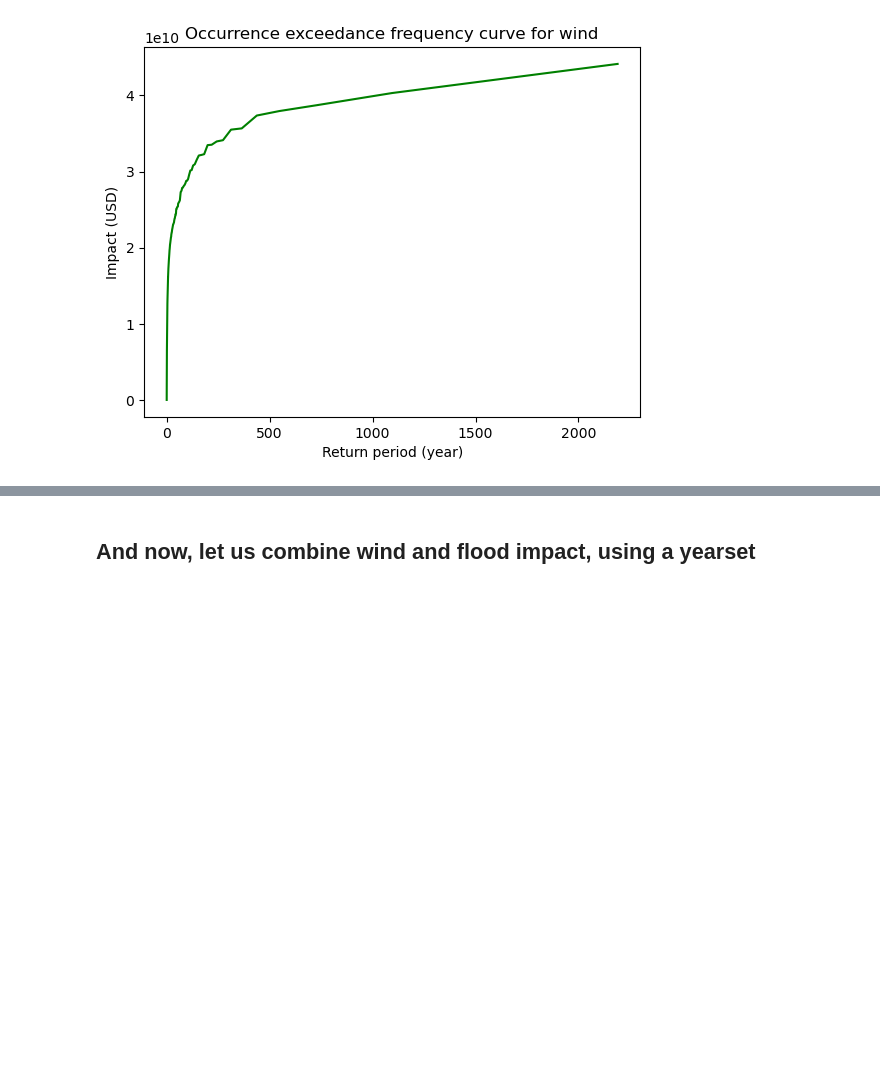
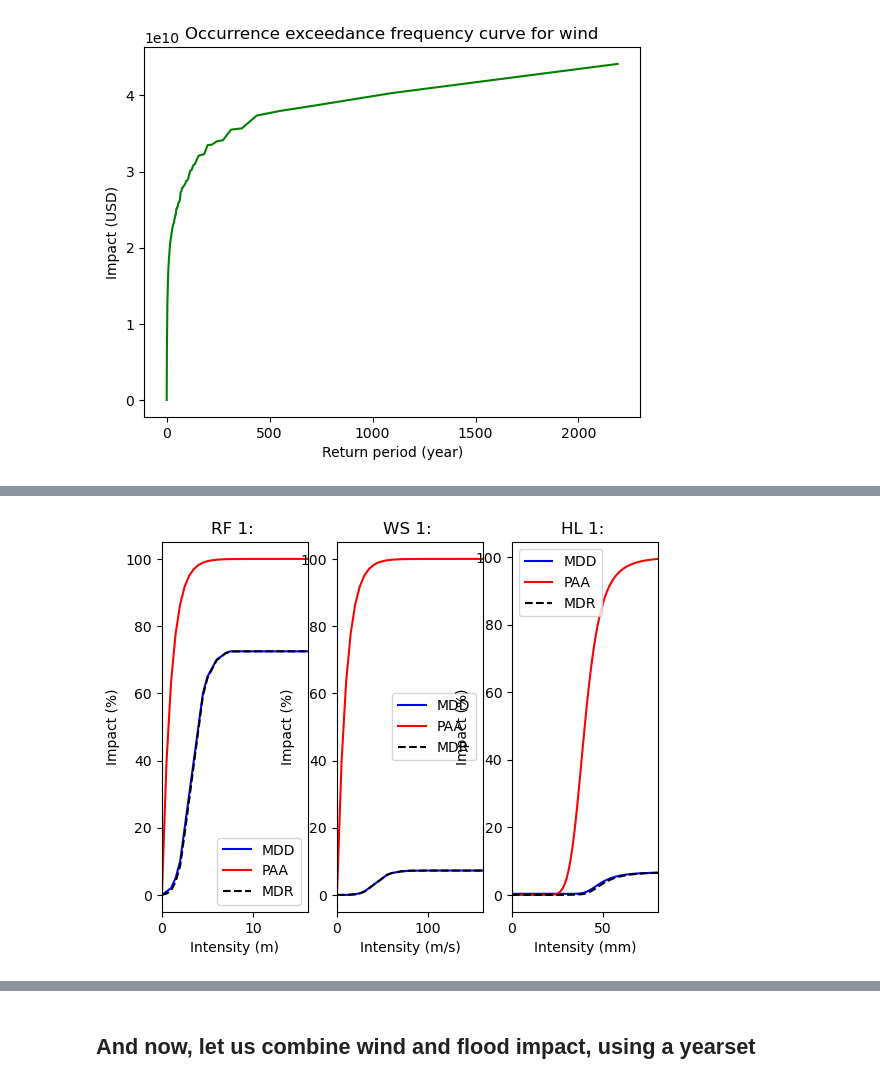
Before and after one commit to CLIMADA-project/climada-snippets, a Jupyter notebook: 002_ITA_WS_FL_HL_combine_demo.ipynb, the cells around one changed output, grey strips where cells are left out. Cells and saved outputs as stored; diff of their text form; code cells hidden in the pictures; blank space fills up the shorter version.

```diff
--- a/002_ITA_WS_FL_HL_combine_demo.ipynb
+++ b/002_ITA_WS_FL_HL_combine_demo.ipynb
@@ -117,0 +132,27 @@ Text(0.5, 1.0, 'Occurrence exceedance frequency curve for wind')
+# %%
+def sigmoid_mod(values, v_half, v_thresh, p, S):
+    v_norm = np.maximum(values - v_thresh, 0)/(v_half - v_thresh)
+    return S * v_norm**p/(1 + v_norm**p)
+
+def quartic_func(x, a4, a2, a0):
+    return a4*x**4 + a2*x**2 +a0
+
+# we brielfy define a dummy impact function for hail, too:
+hail_intensities = np.linspace(0,80,81)
+hail_paa = sigmoid_mod(hail_intensities, 39.9, 17.8, 4.95, 1.)
+hail_mdd = quartic_func(hail_paa, 0.064, 0., 0.00333)
+impf = ImpactFunc()
+impf.intensity = hail_intensities
+impf.mdd = hail_mdd
+impf.paa = hail_paa
+impf.haz_type = 'HL'
+impf.intensity_unit = 'mm'
+impf.id = 1
+impfset.append(impf)
+impfset.plot()
+
+# we run the impact calculation for hail:
+country_assets.assign_centroids(hail_hazard_set, threshold=100)
+hail_impact = ImpactCalc(country_assets, impfset, hail_hazard_set).impact(assign_centroids=False)
+# %% [output]
+[figure, added]
```
Also changed, not shown: parts of 8 cells of this notebook.
